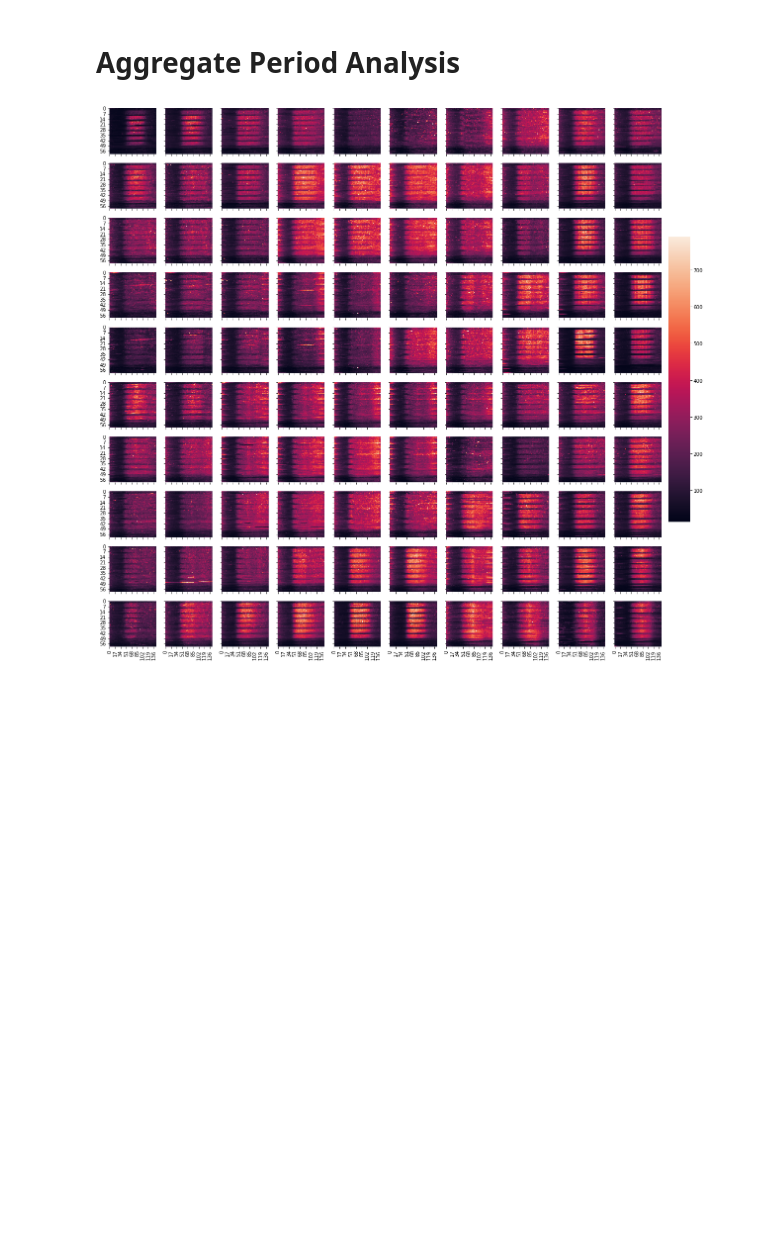
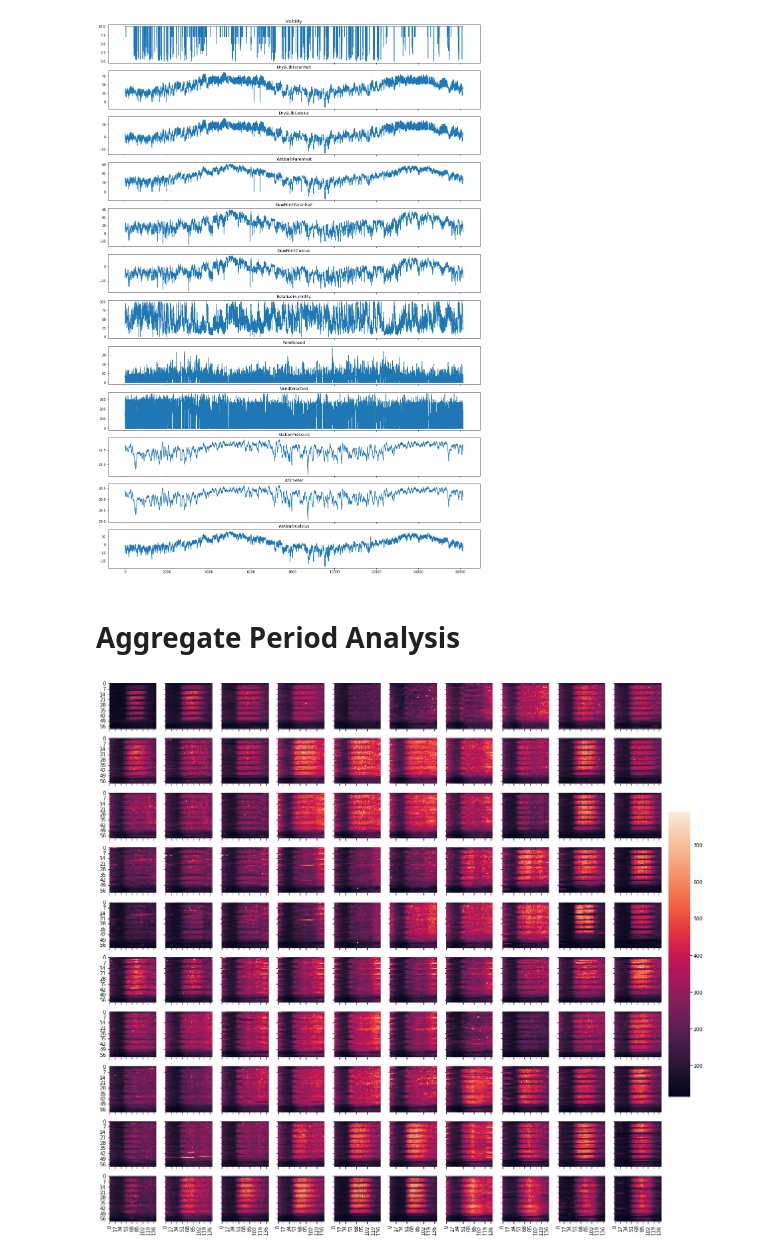
Before and after one commit to suemon-suemon/Spatio-Temporal-Analysis-Telecom-Italia, a Jupyter notebook: experiments/examples/period.ipynb, the cells around one changed output. Drawn from its saved outputs; the diff is of its cells as text; code cells hidden in the pictures; blank space fills up the shorter version.

```diff
--- a/experiments/examples/period.ipynb
+++ b/experiments/examples/period.ipynb
@@ -36,3 +36,11 @@ milan_grid_data.shape
+# %%
+fig, axn = plt.subplots(12, 1, figsize=(20, 30), sharex=True)
+for i, ax in enumerate(axn.flat):
+    ax.plot(data.values[:24 * 7*4*12*2, i+1])
+    ax.set_title(data.columns[i+1])
+fig.show()
+# %% [output]
+[figure, added]
 # %% [markdown]
 # Aggregate Period Analysis
 # %%
```
Also changed, not shown: parts of 8 cells of this notebook, 13 other files.
